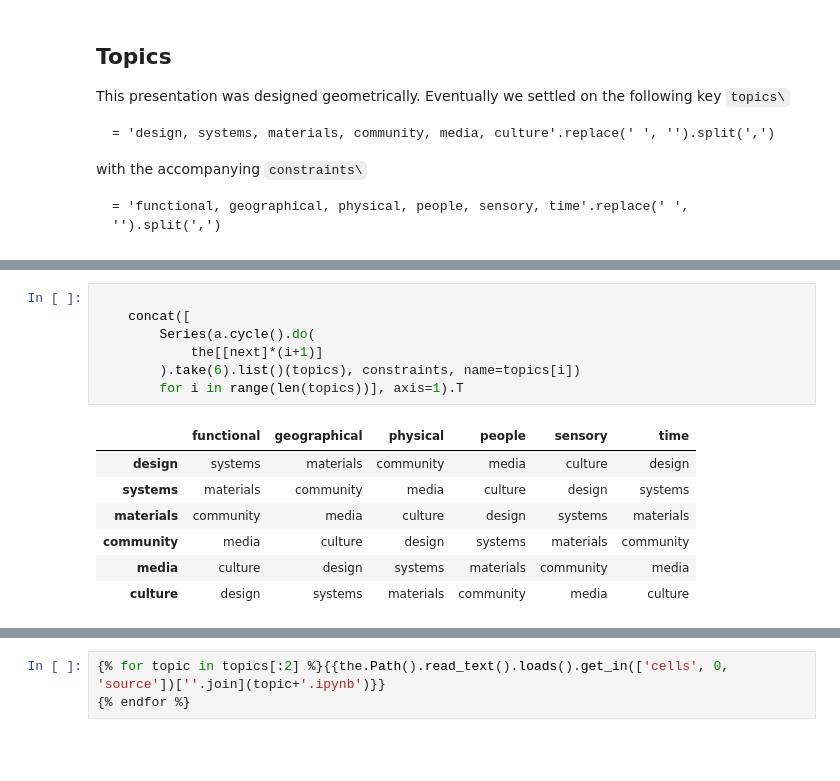
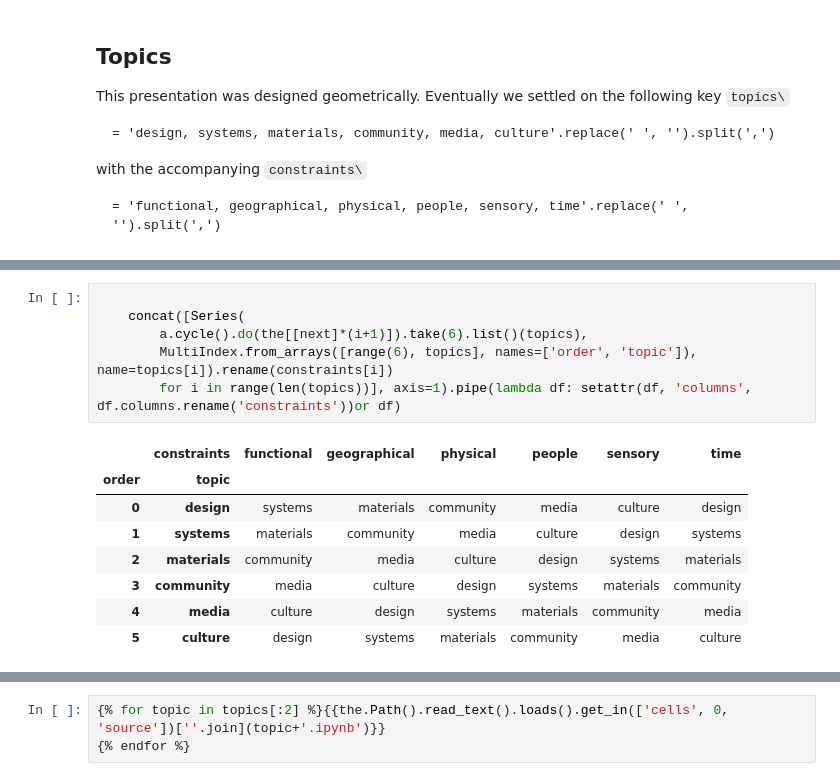
Before and after one commit to tonyfast/powersoften, a Jupyter notebook: renci/full.ipynb, the cells around one changed output, grey strips where cells are left out. Drawn from its saved outputs; the diff is of its cells as text; blank space fills up the shorter version.

```diff
--- a/renci/full.ipynb
+++ b/renci/full.ipynb
@@ -25,15 +29,15 @@ with the accompanying `constraints\`
 # %%
 
-    concat([
-        Series(a.cycle().do(
-            the[[next]*(i+1)]
-        ).take(6).list()(topics), constraints, name=topics[i])
-        for i in range(len(topics))], axis=1).T
+    concat([Series(
+        a.cycle().do(the[[next]*(i+1)]).take(6).list()(topics),
+        MultiIndex.from_arrays([range(6), topics], names=['order', 'topic']), name=topics[i]).rename(constraints[i])
+        for i in range(len(topics))], axis=1).pipe(lambda df: setattr(df, 'columns', df.columns.rename('constraints'))or df)
 # %% [output]
-|  | functional | geographical | physical | people | sensory | time |
-| design | systems | materials | community | media | culture | design |
-| systems | materials | community | media | culture | design | systems |
-| materials | community | media | culture | design | systems | materials |
-| community | media | culture | design | systems | materials | community |
-| media | culture | design | systems | materials | community | media |
-| culture | design | systems | materials | community | media | culture |
+|  | constraints | functional | geographical | physical | people | sensory | time |
+| order | topic |  |  |  |  |  |  |
+| 0 | design | systems | materials | community | media | culture | design |
+| 1 | systems | materials | community | media | culture | design | systems |
+| 2 | materials | community | media | culture | design | systems | materials |
+| 3 | community | media | culture | design | systems | materials | community |
+| 4 | media | culture | design | systems | materials | community | media |
+| 5 | culture | design | systems | materials | community | media | culture |
```
Also changed, not shown: parts of 2 cells of this notebook, 2 other files.
